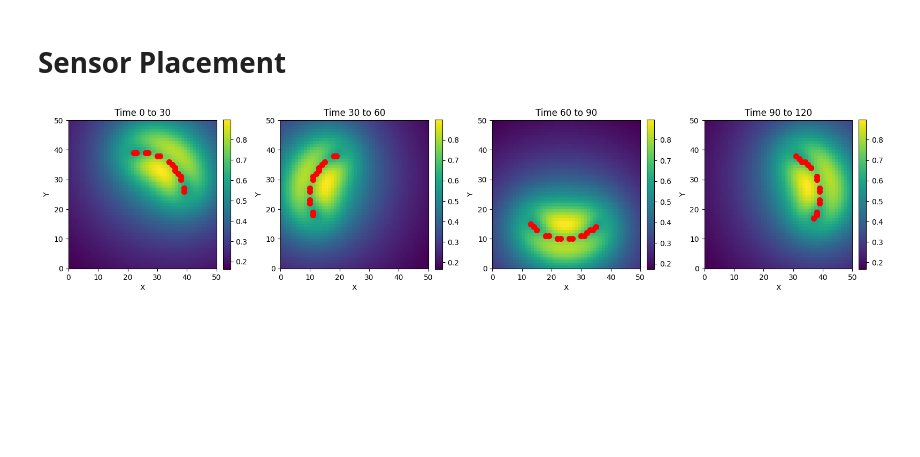
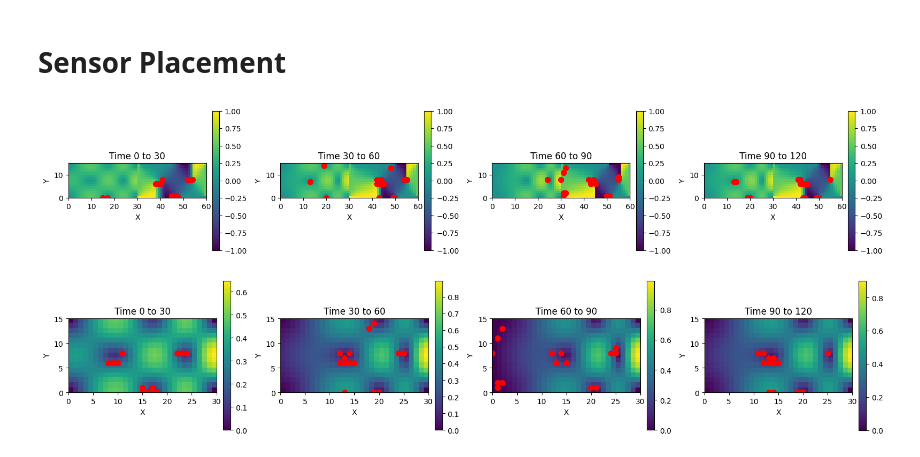
Before and after one commit to karkonium/sensor-trajectory, a Jupyter notebook: sensor_trajectory.ipynb, the cells around one changed output. Cells and saved outputs as stored; diff of their text form; code cells hidden in the pictures; blank space fills up the shorter version.

Commit message:
concat flow feild working

```diff
--- a/sensor_trajectory.ipynb
+++ b/sensor_trajectory.ipynb
@@ -167,6 +169,7 @@ def generate_double_gyre_flow(n_timesteps, nx, ny,
             ax.set_title(f"Double Gyre Flow - Time Step {t}")
             ax.set_xlabel("x")
             ax.set_ylabel("y")
+
         plt.tight_layout()
         plt.show()
 
@@ -175,7 +178,7 @@ def generate_double_gyre_flow(n_timesteps, nx, ny,
 
 # Generate the double gyre flow data over 50 timesteps on a 100x50 grid.
 _ = generate_double_gyre_flow(
-    n_timesteps=6, nx=50, ny=25, lx=2, ly=1,
+    n_timesteps=6, nx=30, ny=15,
     A=0.1, epsilon=0.5,
     period=6,
     plot_series=True
@@ -337,7 +419,7 @@ def plot_optimal_sensors(nx, ny,
 n_timesteps = 120      # Total number of timesteps in the dataset
 n_sensors = 15         # Number of sensors to select in each interval
 interval_length = 30   # Number of timesteps per batch
-n_basis_modes = 20     # Number of modes in data
+n_basis_modes = 15     # Number of modes in data
 
 nx, ny = 30, 15 # number of grid points along each axis
 u_field, v_field = generate_double_gyre_flow(
@@ -345,5 +427,5 @@ u_field, v_field = generate_double_gyre_flow(
     A=0.1, epsilon=0.5, period=300
 )
 
-# nx, ny = 50, 50 # number of grid points along each axis
+# nx, ny = 25, 25 # number of grid points along each axis
 # u_field, v_field = generate_moving_vortex(n_timesteps, nx, ny)
@@ -352,0 +432,9 @@ data = np.sqrt(u_field**2 + v_field**2)
+# %%
+# Feild concatenation
+horizontal_concat = False
+magnitude = np.sqrt(v_field ** 2 + u_field ** 2)
+magnitude = magnitude / magnitude.max()
+angle = np.arctan2(v_field, u_field)
+angle = angle / angle.max()
+data = combine_vector_fields(magnitude, angle, horizontal_concat=horizontal_concat)
+_, nx_t, ny_t = data.shape # change dim to match shape of data for future plotting
@@ -353,16 +443,39 @@ data = np.sqrt(u_field**2 + v_field**2)
+# %%
+intervals = range(0, n_timesteps, interval_length)
+fig, axes = plt.subplots(1, len(list(intervals)), figsize=(4 * len(list(intervals)), 4))
+sensor_coords_list = []
+
+for i, start in enumerate(intervals):
+    end = min(start + interval_length, n_timesteps)
+    data_interval = data[start:end]
+
+    # flattens row-wise (but rmr row is a col-strip in our 2d map), so append on the slices of y-axis together
+    X = data_interval.reshape(interval_length, nx_t * ny_t)
+    sensor_indices = get_sspor_sensors(X, n_sensors, n_basis_modes)
+
+    # Convert the flat indices back to 2D coordinates on the nx x ny grid.
+    sensor_coords = np.array(np.unravel_index(sensor_indices, (nx_t, ny_t))).T # get index in row-major form by default
+    sensor_coords_list.append(sensor_coords)
+    plot_optimal_sensors(nx_t, ny_t, data_interval, sensor_coords, axes[i], f"Time {start} to {end}")
+
+
+plt.tight_layout()
+plt.show()
+# %% [output]
+[figure, added]
 # %%
-# Plot
+# Replot concatenated fields into original feild
 intervals = range(0, n_timesteps, interval_length)
 fig, axes = plt.subplots(1, len(list(intervals)), figsize=(4 * len(list(intervals)), 4))
 
 for i, start in enumerate(intervals):
     end = min(start + interval_length, n_timesteps)
-    data_interval = data[start:end]
-    sensor_coords = process_interval(data_interval, n_sensors, n_basis_modes)
+    plot_optimal_sensors(nx, ny, magnitude[start:end],
+        map_sensor_to_original(sensor_coords_list[i], (nx_t, ny_t), horizontal_concat),
+        axes[i], f"Time {start} to {end}")
 
-    plot_optimal_sensors(nx, ny, data_interval, sensor_coords, axes[i], f"Time {start} to {end}")
 
 plt.tight_layout()
 plt.show()
 # %% [output]
-[figure, old version]
+[figure, new version]
```
Also changed, not shown: parts of 15 cells of this notebook.
